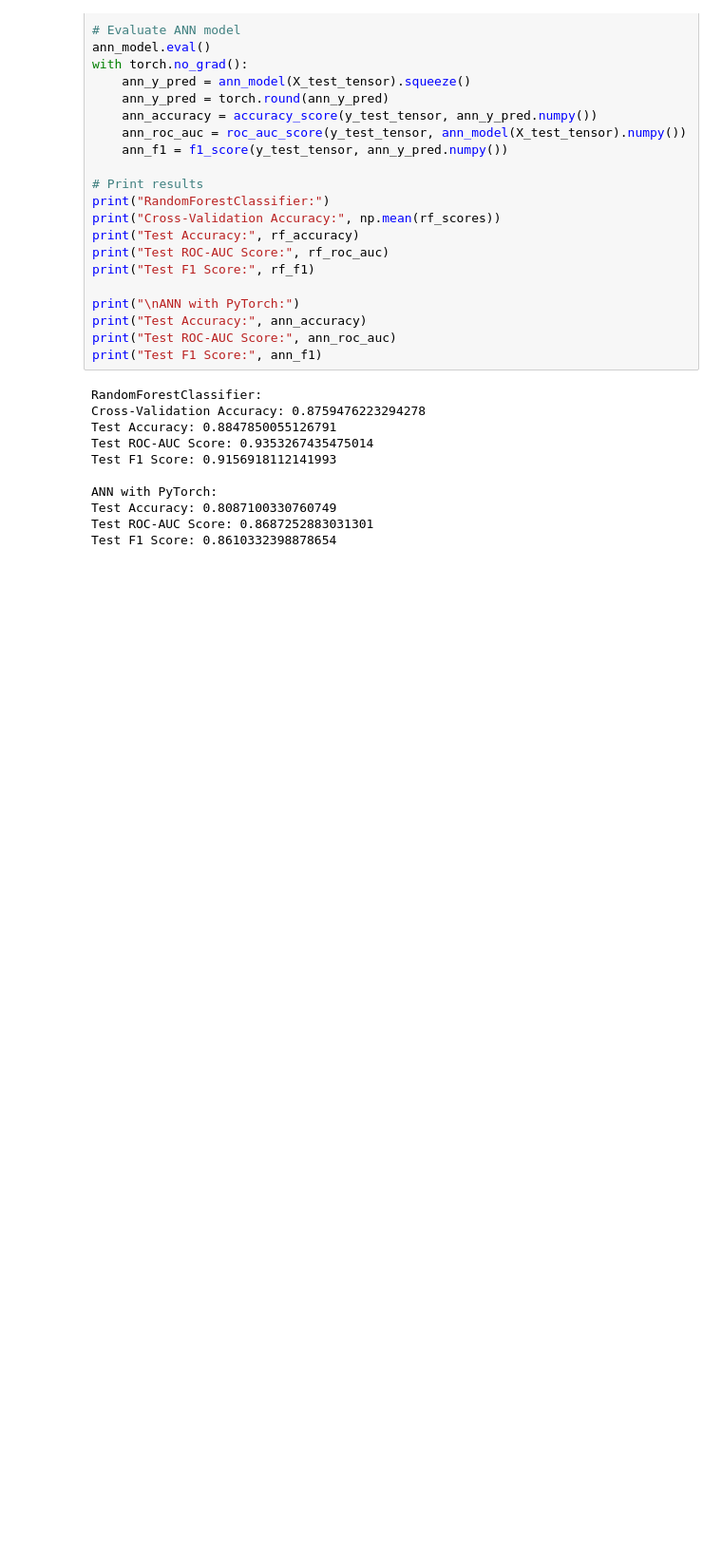
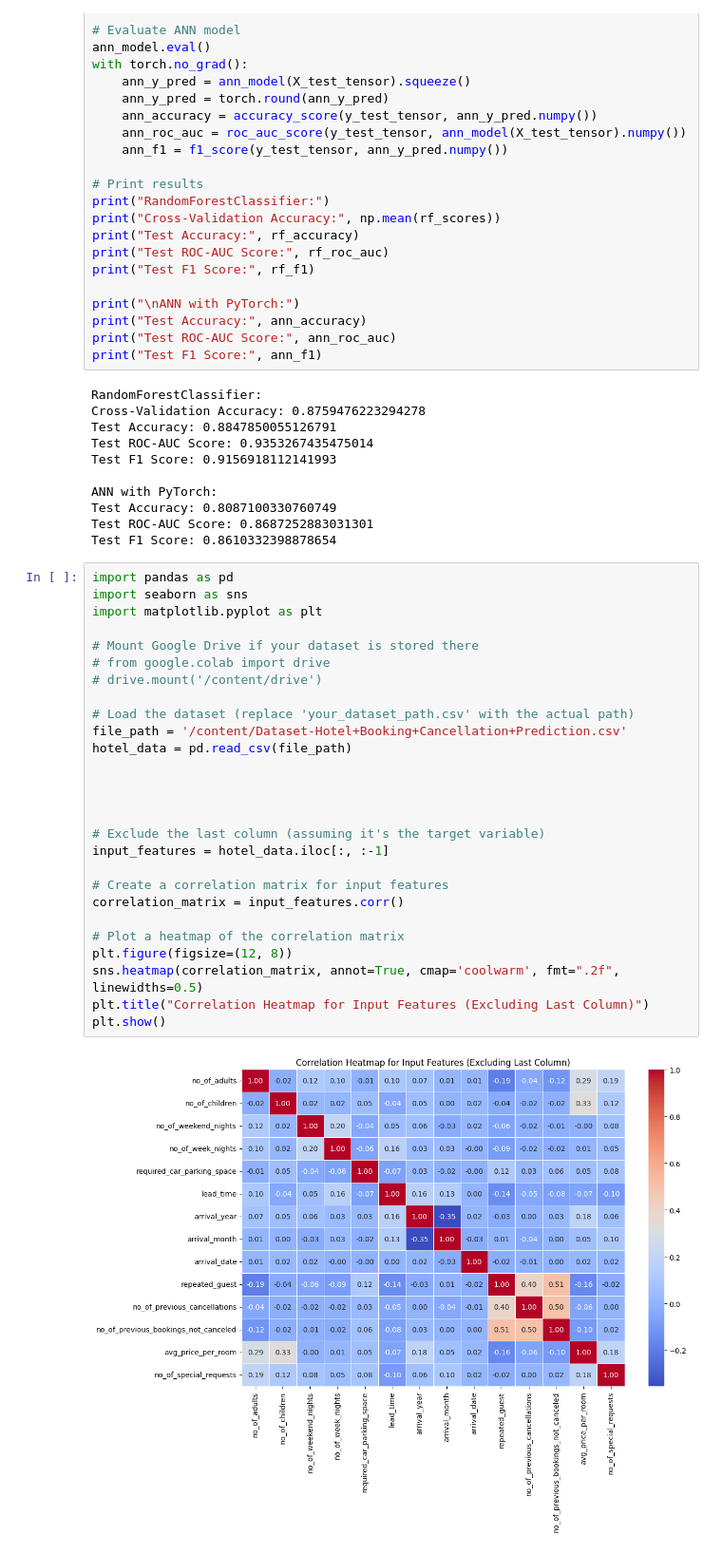
Before and after one commit to ch2kings/AirKING, a Jupyter notebook: DataAnalytics Hotel Booking.ipynb, the cells around one changed output. Shown: that part at 95% size. Drawn from its saved outputs; the diff is of its cells as text; blank space fills up the shorter version.

```diff
--- a/DataAnalytics Hotel Booking.ipynb
+++ b/DataAnalytics Hotel Booking.ipynb
@@ -479,3 +481,32 @@ ANN with PyTorch:
 Test Accuracy: 0.8087100330760749
 Test ROC-AUC Score: 0.8687252883031301
 Test F1 Score: 0.8610332398878654
+# %%
+import pandas as pd
+import seaborn as sns
+import matplotlib.pyplot as plt
+
+# Mount Google Drive if your dataset is stored there
+# from google.colab import drive
+# drive.mount('/content/drive')
+
+# Load the dataset (replace 'your_dataset_path.csv' with the actual path)
+file_path = '/content/Dataset-Hotel+Booking+Cancellation+Prediction.csv'
+hotel_data = pd.read_csv(file_path)
+
+
+
+
+# Exclude the last column (assuming it's the target variable)
+input_features = hotel_data.iloc[:, :-1]
+
+# Create a correlation matrix for input features
+correlation_matrix = input_features.corr()
+
+# Plot a heatmap of the correlation matrix
+plt.figure(figsize=(12, 8))
+sns.heatmap(correlation_matrix, annot=True, cmap='coolwarm', fmt=".2f", linewidths=0.5)
+plt.title("Correlation Heatmap for Input Features (Excluding Last Column)")
+plt.show()
+# %% [output]
+[figure, added]
```
Also changed, not shown: parts of 2 cells of this notebook.
